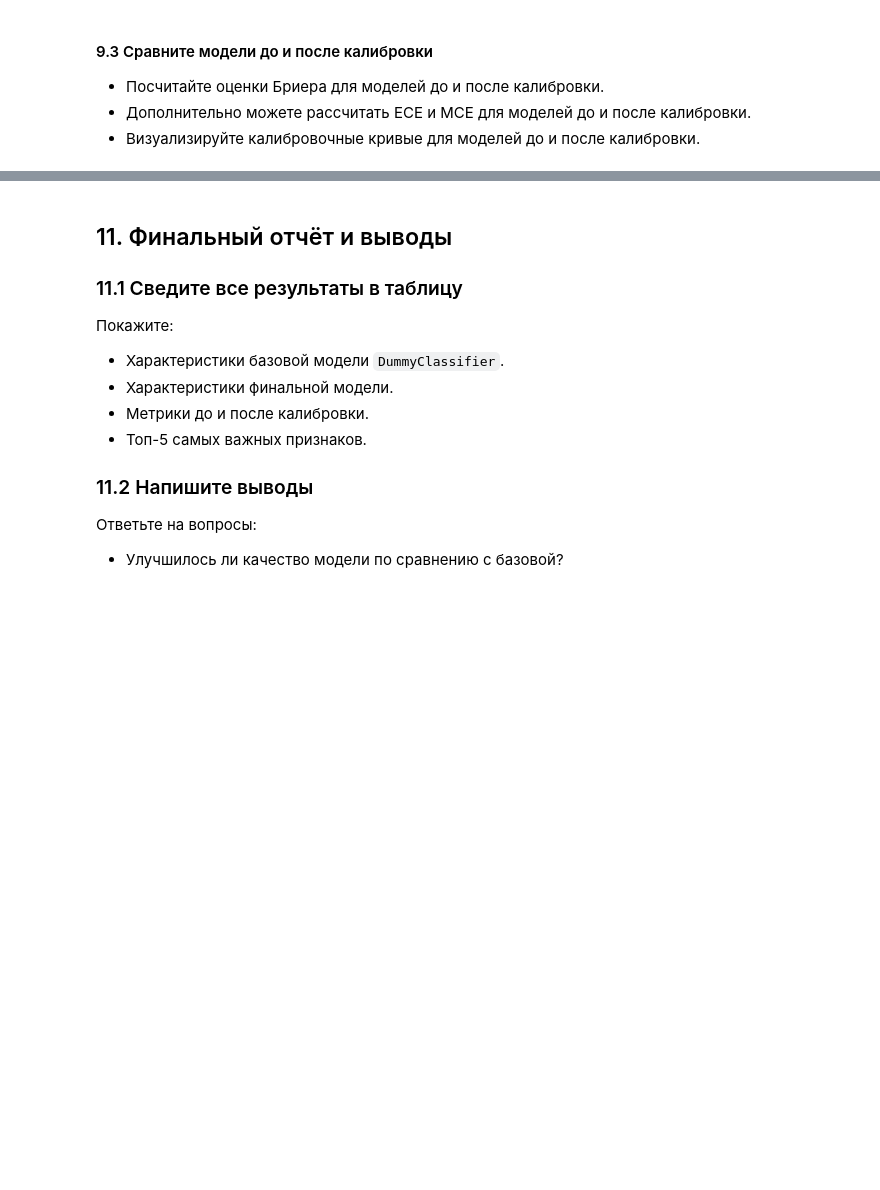
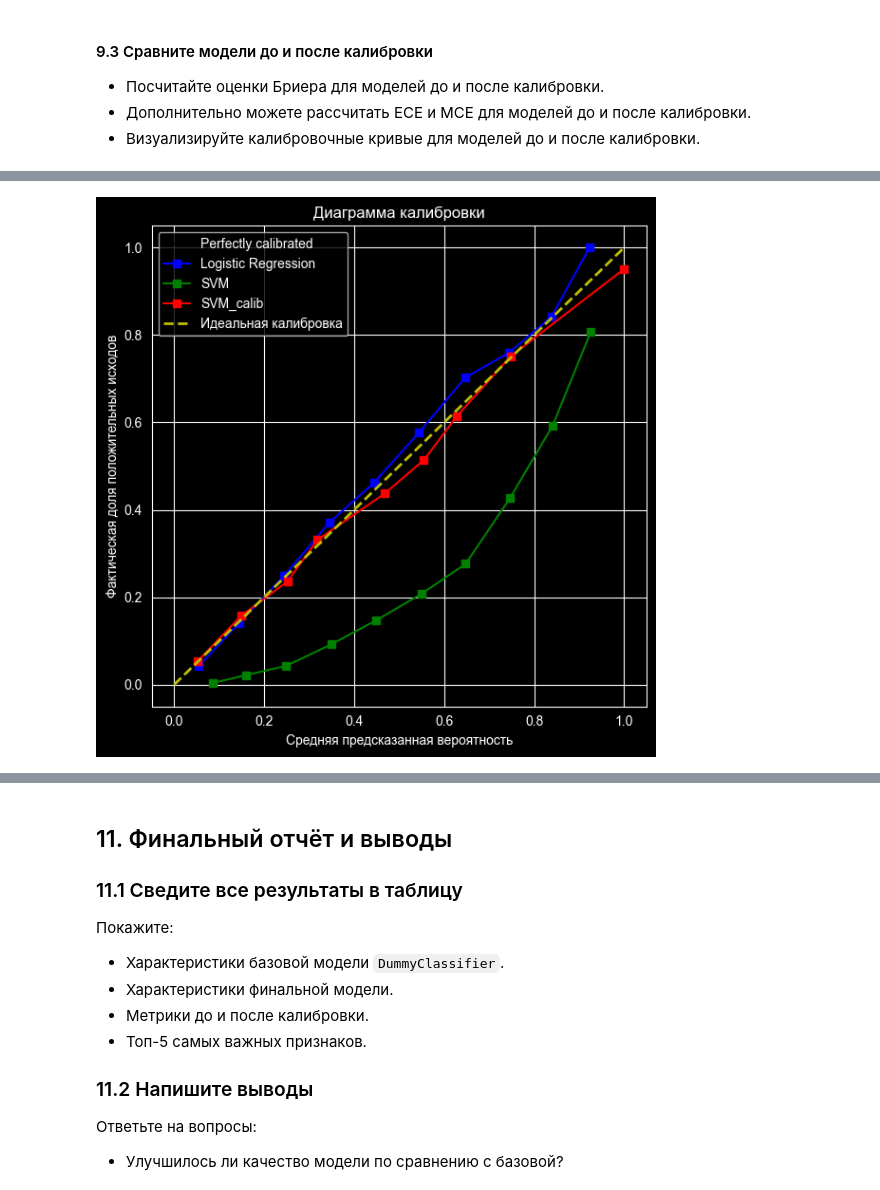
Before and after one commit to msesemov/DS_SVM_sprint_12, a Jupyter notebook: db5c0999-b3ac-41f4-b5f0-ab81a17a3c21.ipynb, the cells around one changed output, grey strips where cells are left out. Drawn from its saved outputs; the diff is of its cells as text; code cells hidden in the pictures; blank space fills up the shorter version.

```diff
--- a/db5c0999-b3ac-41f4-b5f0-ab81a17a3c21.ipynb
+++ b/db5c0999-b3ac-41f4-b5f0-ab81a17a3c21.ipynb
@@ -1292,0 +1293,14 @@ iso_calibrator = CalibratedClassifierCV(base_estimator=svm, method='isotonic')
+# %%
+# "Замораживаем" модель
+frozen_svm = FrozenEstimator(best_pipeline)
+
+# Калибруем с помощью isotonic
+svm_calibrated = CalibratedClassifierCV(
+    frozen_svm,
+    method='isotonic'
+)
+svm_calibrated.fit(X_calib, y_calib)
+
+# Получаем вероятности на тестовой выборке
+p_raw = best_pipeline.predict_proba(X_test)[:, 1]
+p_calibrated = svm_calibrated.predict_proba(X_test)[:, 1]
@@ -1297,0 +1439,25 @@ iso_calibrator = CalibratedClassifierCV(base_estimator=svm, method='isotonic')
+# %%
+# SVM calibrated
+prob_true_svm_calim, prob_pred_svm_calib = calibration_curve(
+    y_train_val,
+    svm_calibrated.predict_proba(X_train_val)[:,1],
+    n_bins=10
+)
+# %%
+# Графики калибровок до и после
+fig, ax = plt.subplots(figsize=(6, 6))
+CalibrationDisplay(prob_true_lr, prob_pred_lr, y_train_val).plot(ax=ax, label='Logistic Regression', color='blue')
+CalibrationDisplay(prob_true_svm, prob_pred_svm, y_train_val).plot(ax=ax, label='SVM', color='green')
+CalibrationDisplay(prob_true_svm_calim, prob_pred_svm_calib, y_train_val).plot(ax=ax, label='SVM_calib', color='red')
+plt.plot([0, 1], [0, 1], 'y--', linewidth=2, label='Идеальная калибровка',)
+
+plt.title("Диаграмма калибровки")
+plt.xlabel("Средняя предсказанная вероятность")
+plt.ylabel("Фактическая доля положительных исходов")
+plt.legend()
+plt.grid(True)
+plt.tight_layout()
+
+plt.show()
+# %% [output]
+[figure, added]
```
Also changed, not shown: parts of 27 cells of this notebook.
